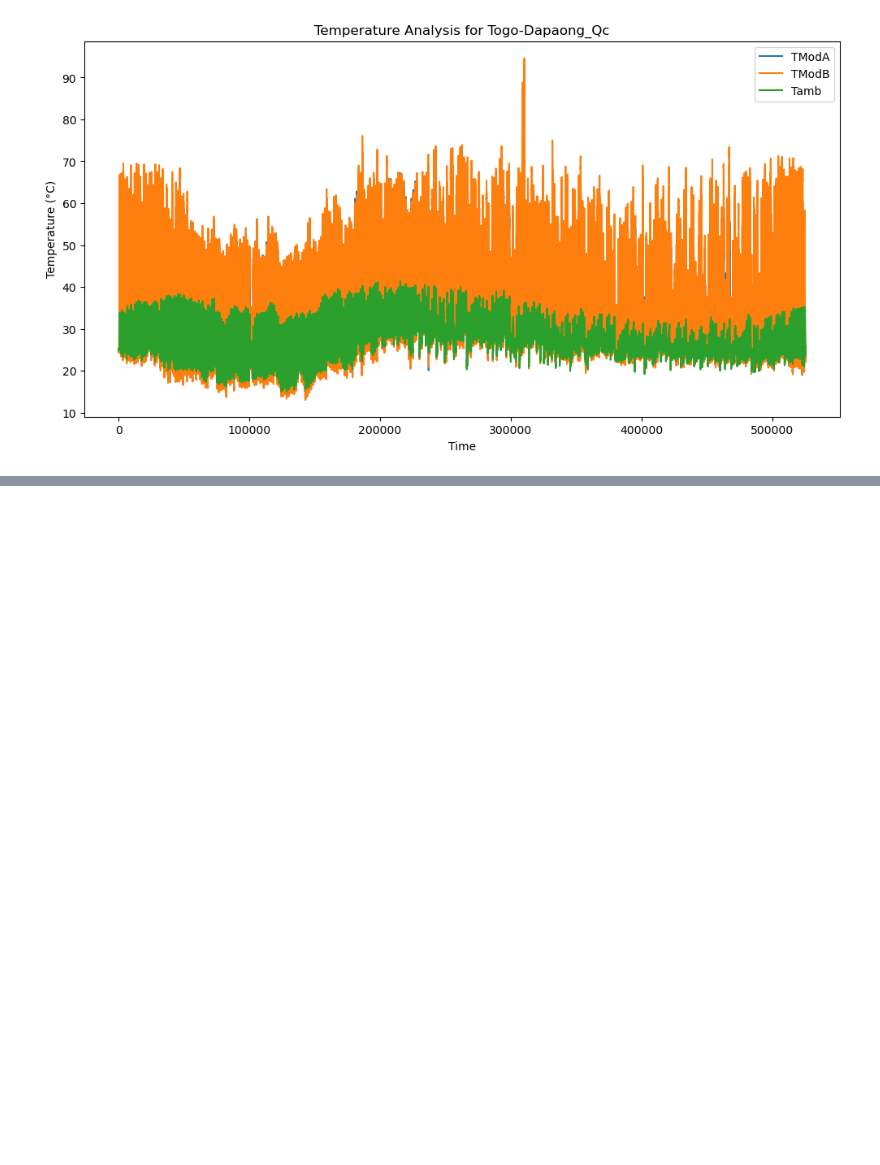
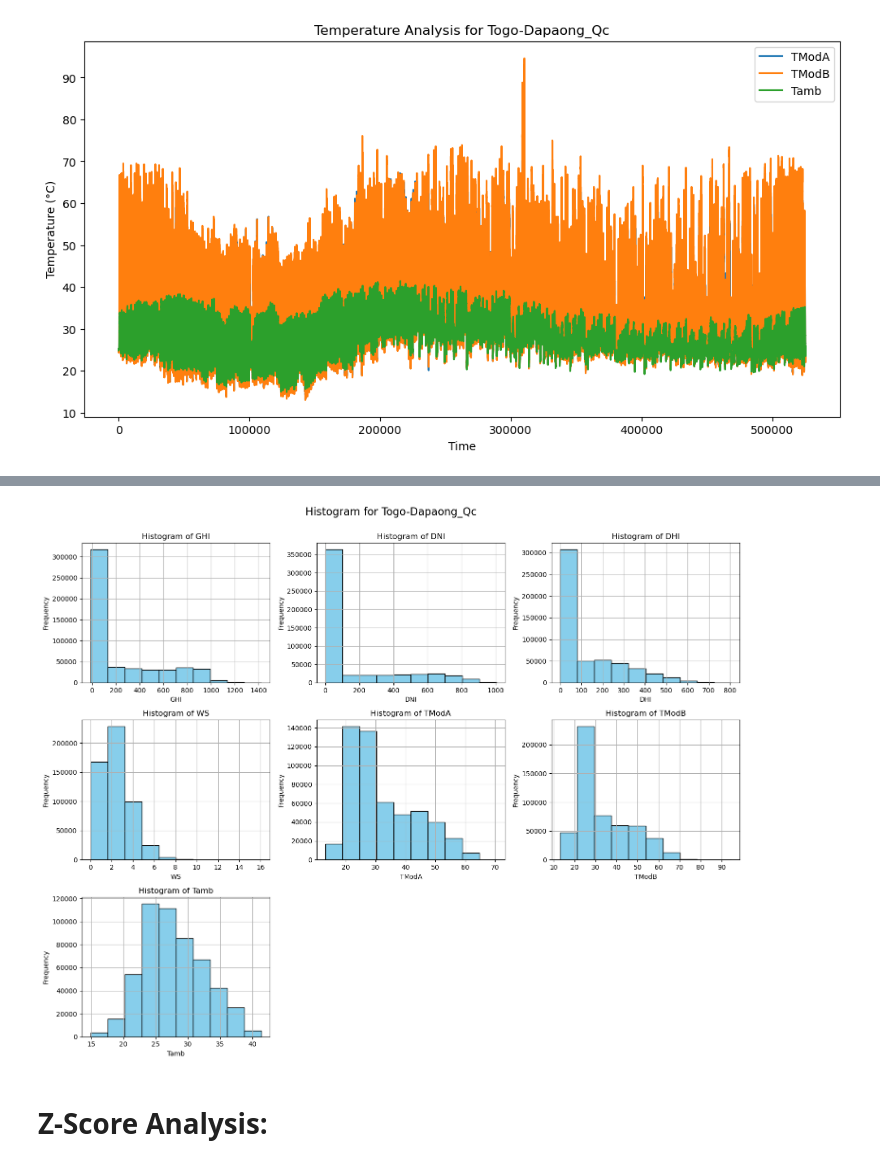
Before and after one commit to YomiyuShambel21/Solar-Radiation, a Jupyter notebook: notebooks/EDA.ipynb, the cells around one changed output, grey strips where cells are left out. Drawn from its saved outputs; the diff is of its cells as text; code cells hidden in the pictures; blank space fills up the shorter version.

Commit message:
Z_Score analysis

```diff
--- a/notebooks/EDA.ipynb
+++ b/notebooks/EDA.ipynb
@@ -578,0 +631,27 @@ plt.show()
+# %%
+# variables
+variables = ['GHI', 'DNI', 'DHI', 'WS', 'TModA', 'TModB', 'Tamb']
+
+fig, axes = plt.subplots(nrows=3, ncols=3, figsize=(15, 12))
+axes = axes.flatten()
+fig.suptitle('Histogram for Togo-Dapaong_Qc\n', fontsize=16)
+
+# Plot of each variable
+for i, variable in enumerate(variables):
+    axes[i].hist(df_3[variable], bins=10, color='skyblue', edgecolor='black')
+    axes[i].set_title(f'Histogram of {variable}')
+    axes[i].set_xlabel(variable)
+    axes[i].set_ylabel('Frequency')
+    axes[i].grid(True)
+
+# Hide any unused subplots
+for j in range(len(variables), 9):
+    fig.delaxes(axes[j])
+
+# layout adjust
+plt.tight_layout()
+plt.show()
+# %% [output]
+[figure, added]
+# %% [markdown]
+# Z-Score Analysis:
```
Also changed, not shown: parts of 7 cells of this notebook.
